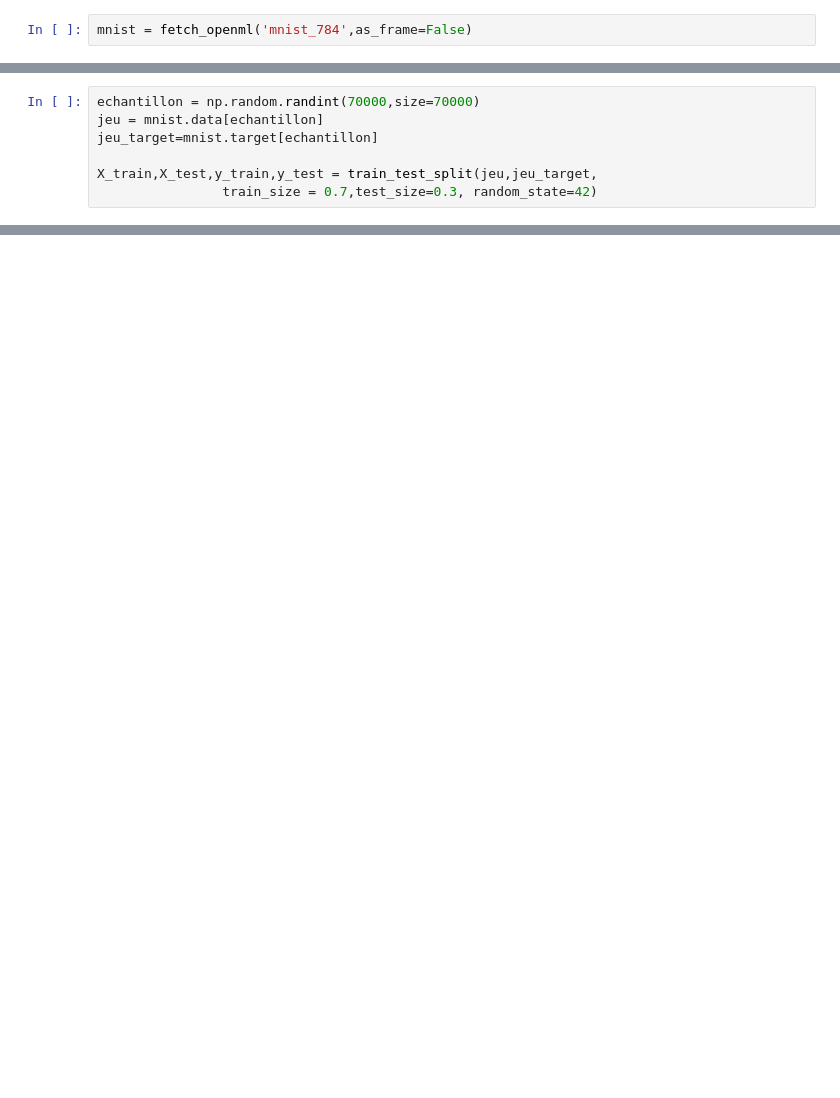
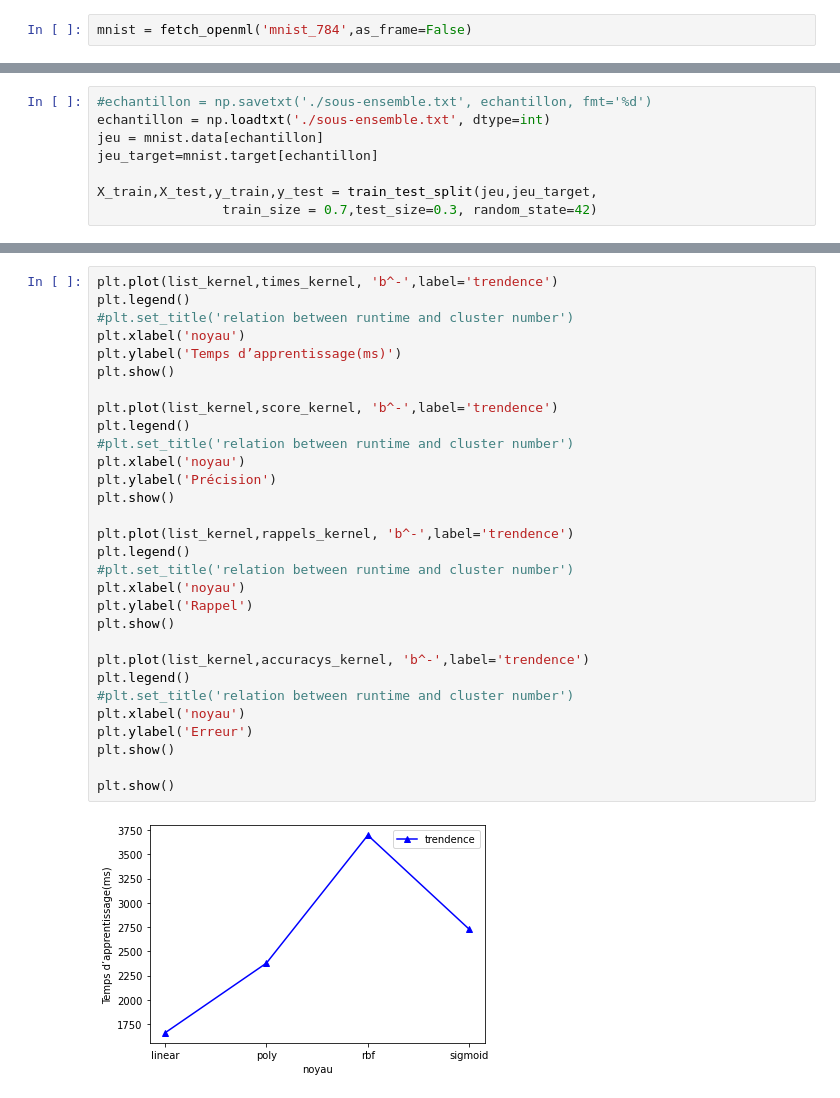
Before and after one commit to iattach/TP_Apprentissage_Sup, a Jupyter notebook: TP3.ipynb, the cells around one changed output, grey strips where cells are left out. Cells and saved outputs as stored; diff of their text form; blank space fills up the shorter version.

```diff
--- a/TP3.ipynb
+++ b/TP3.ipynb
@@ -14,5 +20,6 @@ pour les tests,
 # %%
-echantillon = np.random.randint(70000,size=70000)
+#echantillon = np.savetxt('./sous-ensemble.txt', echantillon, fmt='%d')
+echantillon = np.loadtxt('./sous-ensemble.txt', dtype=int)
 jeu = mnist.data[echantillon]
 jeu_target=mnist.target[echantillon]
 
@@ -40,0 +94,32 @@ Tentez d’améliorer les résultats en variant la fonction noyau : ‘poly’,
+# %%
+plt.plot(list_kernel,times_kernel, 'b^-',label='trendence')
+plt.legend()
+#plt.set_title('relation between runtime and cluster number')
+plt.xlabel('noyau')
+plt.ylabel('Temps d’apprentissage(ms)')
+plt.show()
+
+plt.plot(list_kernel,score_kernel, 'b^-',label='trendence')
+plt.legend()
+#plt.set_title('relation between runtime and cluster number')
+plt.xlabel('noyau')
+plt.ylabel('Précision')
+plt.show()
+
+plt.plot(list_kernel,rappels_kernel, 'b^-',label='trendence')
+plt.legend()
+#plt.set_title('relation between runtime and cluster number')
+plt.xlabel('noyau')
+plt.ylabel('Rappel')
+plt.show()
+
+plt.plot(list_kernel,accuracys_kernel, 'b^-',label='trendence')
+plt.legend()
+#plt.set_title('relation between runtime and cluster number')
+plt.xlabel('noyau')
+plt.ylabel('Erreur')
+plt.show()
+
+plt.show()
+# %% [output]
+[figure, added]
```
Also changed, not shown: parts of 15 cells of this notebook, 3 other files.
